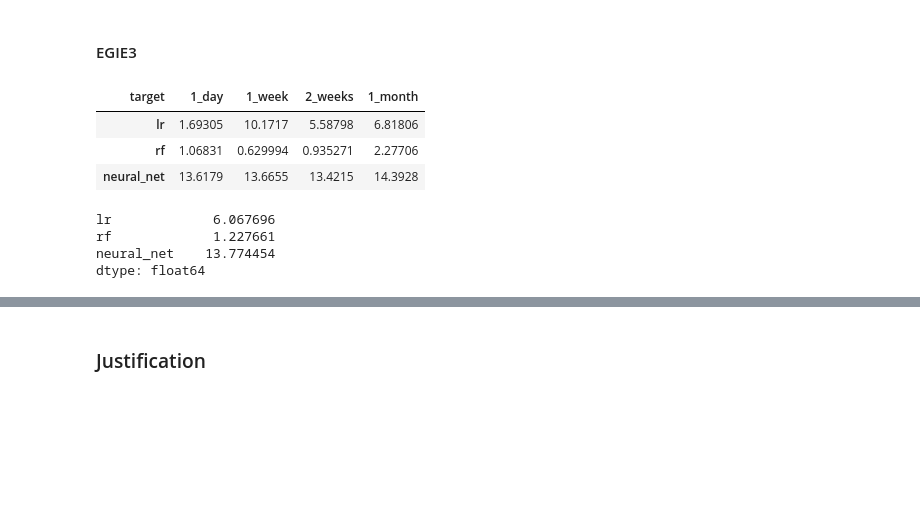
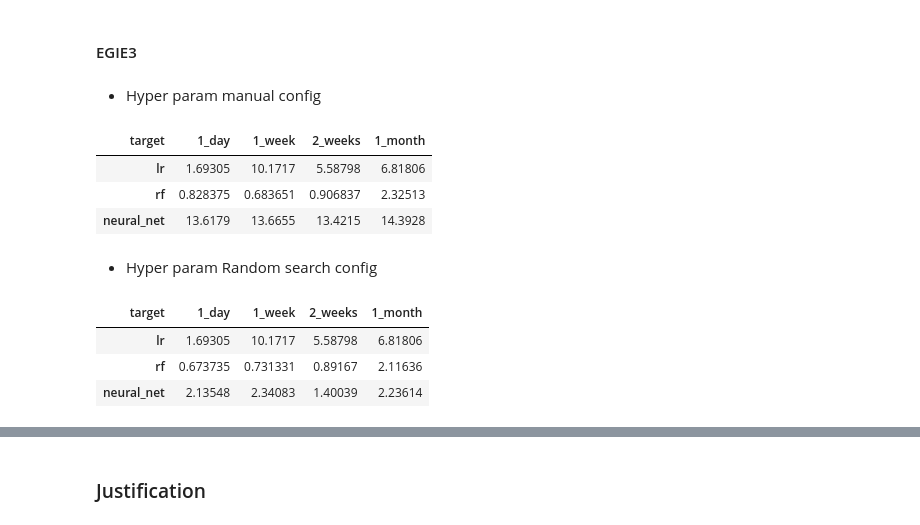
Before and after one commit to felipery03/stock-price-predictor, a Jupyter notebook: project_report.ipynb, the cells around one changed output, grey strips where cells are left out. Saved outputs shown, nothing was run; the diff lists cells and outputs as text; code cells hidden in the pictures; blank space fills up the shorter version.

```diff
--- a/project_report.ipynb
+++ b/project_report.ipynb
@@ -402,8 +424,17 @@ Linear regression was used as a baseline to start improving the solution.
 # %%
 lr = LinearRegression()
-pipeline_lr = make_pipeline(StandardScaler(), lr)
+base_pipeline_lr = make_pipeline(StandardScaler(), lr)
+manual_pipeline_lr = defaultdict(lambda: base_pipeline_lr)
+
+# Just a copy of manual_lr
+pipeline_lr = manual_pipeline_lr.copy()
 # %% [markdown]
 ##### Random Forest
 # %% [markdown]
 Random Forest was set up with few estimatores. It was tested manually parameters changed, and MAE does not decrease if is increased the number of estimators.
+# %%
+manual_rf = RandomForestRegressor(random_state=0, criterion = 'mae', n_estimators=1000)
+
+# Any target period request returns same model setup
+manual_pipeline_rf = defaultdict(lambda: make_pipeline(StandardScaler(), rf))
 # %%
@@ -413,4 +483,11 @@ pipeline_rf = make_pipeline(StandardScaler(), rf)
 ##### Neural Net
 # %% [markdown]
 Neural net was used with a small architecture, some variations were tested manually. If it is increased network architecture, it starts to overfit. `early_stopping` was set to True to help avoid overfitting. It had a good performance in specific cases.
+# %%
+manual_neural_net = MLPRegressor(hidden_layer_sizes=(50, 50), activation='tanh', solver='adam',
+    random_state=0, alpha=10, learning_rate='constant', max_iter=10**5,
+    shuffle=False, early_stopping=True)
+
+# Any target period request returns same model setup
+manual_pipeline_neuralnet = defaultdict(lambda: make_pipeline(StandardScaler(), manual_neural_net))
 # %%
@@ -423,6 +541,11 @@ pipeline_neuralnet = make_pipeline(StandardScaler(), neural_net)
 pipelines = {'lr': pipeline_lr,
              'rf': pipeline_rf,
              'neural_net': pipeline_neuralnet}
+# %%
+# encapsulating pipelines for evaluation with hyper param tunning manualy
+manual_pipelines = {'lr': manual_pipeline_lr,
+             'rf': manual_pipeline_rf,
+             'neural_net': manual_pipeline_neuralnet}
 # %% [markdown]
 ### Refinement
 # %% [markdown]
@@ -485,12 +694,14 @@ For MGLU3, linear regression did not work well, and random forest were better th
 # Prep features for EGIE3
 egie3, ibov = TrainModel.prep_historical_data(stocks_df, 'EGIE3', start_date, end_date)
 vars_egie3_df = TrainModel.prep_modeling_data(egie3, ibov, targets_dict, start_date, end_date, True)
+# %% [markdown]
+- Hyper param manual config
 # %%
-# Calculate MAE result of test set for EGIE3
-egie3_result = TrainModel.calculate_results(vars_egie3_df, targets_dict, pipelines)
-egie3_result
+# Calculate MAE result of test set for EGIE3 using manual param config
+egie3_manual_result = TrainModel.calculate_results(vars_egie3_df, targets_dict, manual_pipelines)
+egie3_manual_result
 # %% [output]
 | target | 1_day | 1_week | 2_weeks | 1_month |
 | lr | 1.69305 | 10.1717 | 5.58798 | 6.81806 |
-| rf | 1.06831 | 0.629994 | 0.935271 | 2.27706 |
+| rf | 0.828375 | 0.683651 | 0.906837 | 2.32513 |
 | neural_net | 13.6179 | 13.6655 | 13.4215 | 14.3928 |
@@ -497,8 +711,14 @@ egie3_result
+# %% [markdown]
+- Hyper param Random search config
+# %%
+# Calculate MAE result of test set for EGIE3 using random search param config
+egie3_result = TrainModel.calculate_results(vars_egie3_df, targets_dict, pipelines)
+egie3_result
+# %% [output]
+| target | 1_day | 1_week | 2_weeks | 1_month |
+| lr | 1.69305 | 10.1717 | 5.58798 | 6.81806 |
+| rf | 0.673735 | 0.731331 | 0.89167 | 2.11636 |
+| neural_net | 2.13548 | 2.34083 | 1.40039 | 2.23614 |
 # %%
-# Overall performance for EGIE3
-egie3_result.mean(axis=1)
+# Calculate mean of each model family for random search setup
+egie3_comp = egie3_result.mean(axis=1).rename('random_search_conf')
-# %% [output]
-lr             6.067696
-rf             1.227661
-neural_net    13.774454
-dtype: float64
```
Also changed, not shown: parts of 57 cells of this notebook, 2 other files.
